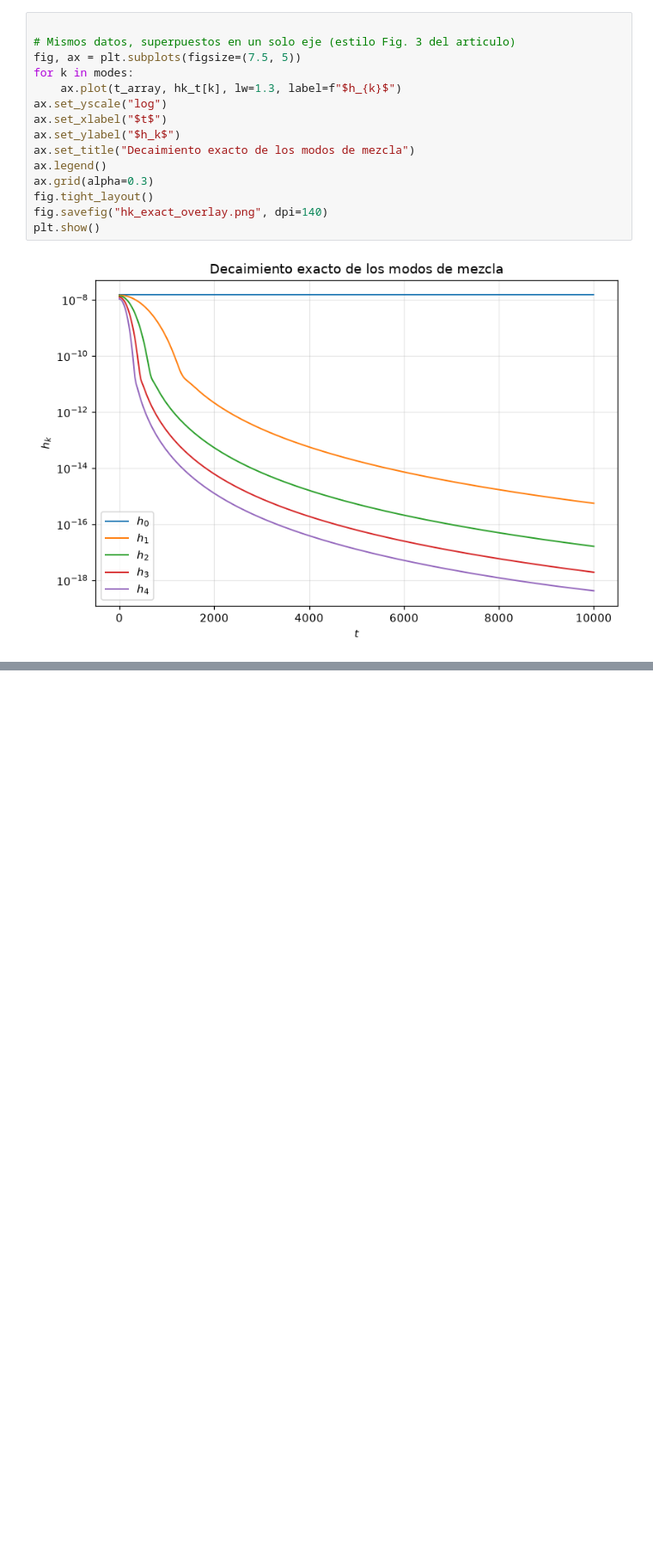
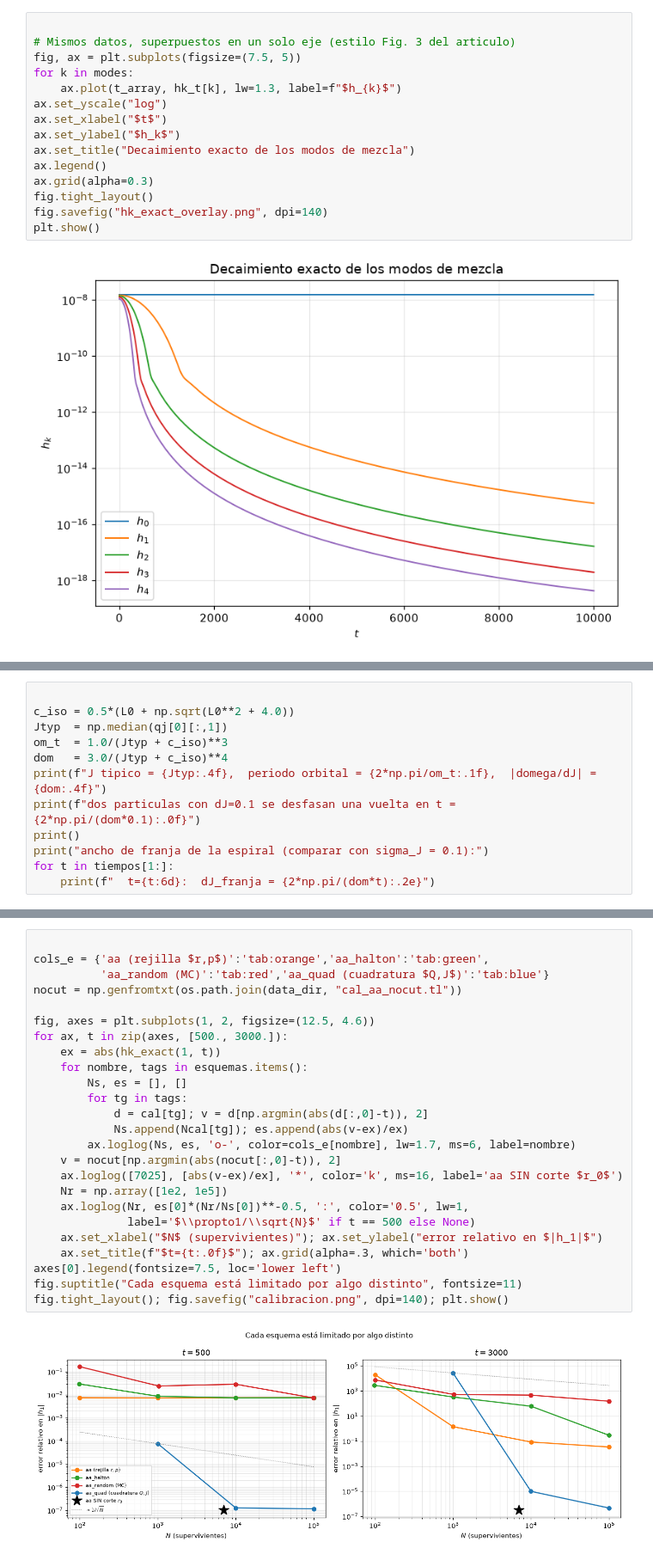
Before and after one commit to erjive/vlasov-poisson_PIC, a Jupyter notebook: paper_runs/notebooks/hk_exact.ipynb, the cells around one changed output, grey strips where cells are left out. Shown at 86% size. Cells and saved outputs as stored; diff of their text form; blank space fills up the shorter version.

```diff
--- a/paper_runs/notebooks/hk_exact.ipynb
+++ b/paper_runs/notebooks/hk_exact.ipynb
@@ -1114,0 +243,12 @@ $T_2$) siguen en pie, pero los pisos numéricos de ahí no deben citarse.
+# %%
+
+c_iso = 0.5*(L0 + np.sqrt(L0**2 + 4.0))
+Jtyp  = np.median(qj[0][:,1])
+om_t  = 1.0/(Jtyp + c_iso)**3
+dom   = 3.0/(Jtyp + c_iso)**4
+print(f"J tipico = {Jtyp:.4f},  periodo orbital = {2*np.pi/om_t:.1f},  |domega/dJ| = {dom:.4f}")
+print(f"dos particulas con dJ=0.1 se desfasan una vuelta en t = {2*np.pi/(dom*0.1):.0f}")
+print()
+print("ancho de franja de la espiral (comparar con sigma_J = 0.1):")
+for t in tiempos[1:]:
+    print(f"  t={t:6d}:  dJ_franja = {2*np.pi/(dom*t):.2e}")
@@ -1114,0 +322,27 @@ $T_2$) siguen en pie, pero los pisos numéricos de ahí no deben citarse.
+# %%
+
+cols_e = {'aa (rejilla $r,p$)':'tab:orange','aa_halton':'tab:green',
+          'aa_random (MC)':'tab:red','aa_quad (cuadratura $Q,J$)':'tab:blue'}
+nocut = np.genfromtxt(os.path.join(data_dir, "cal_aa_nocut.tl"))
+
+fig, axes = plt.subplots(1, 2, figsize=(12.5, 4.6))
+for ax, t in zip(axes, [500., 3000.]):
+    ex = abs(hk_exact(1, t))
+    for nombre, tags in esquemas.items():
+        Ns, es = [], []
+        for tg in tags:
+            d = cal[tg]; v = d[np.argmin(abs(d[:,0]-t)), 2]
+            Ns.append(Ncal[tg]); es.append(abs(v-ex)/ex)
+        ax.loglog(Ns, es, 'o-', color=cols_e[nombre], lw=1.7, ms=6, label=nombre)
+    v = nocut[np.argmin(abs(nocut[:,0]-t)), 2]
+    ax.loglog([7025], [abs(v-ex)/ex], '*', color='k', ms=16, label='aa SIN corte $r_0$')
+    Nr = np.array([1e2, 1e5])
+    ax.loglog(Nr, es[0]*(Nr/Ns[0])**-0.5, ':', color='0.5', lw=1,
+              label='$\\propto1/\\sqrt{N}$' if t == 500 else None)
+    ax.set_xlabel("$N$ (supervivientes)"); ax.set_ylabel("error relativo en $|h_1|$")
+    ax.set_title(f"$t={t:.0f}$"); ax.grid(alpha=.3, which='both')
+axes[0].legend(fontsize=7.5, loc='lower left')
+fig.suptitle("Cada esquema está limitado por algo distinto", fontsize=11)
+fig.tight_layout(); fig.savefig("calibracion.png", dpi=140); plt.show()
+# %% [output]
+[figure, added]
```
Also changed, not shown: parts of 57 cells of this notebook, 27 other files.
